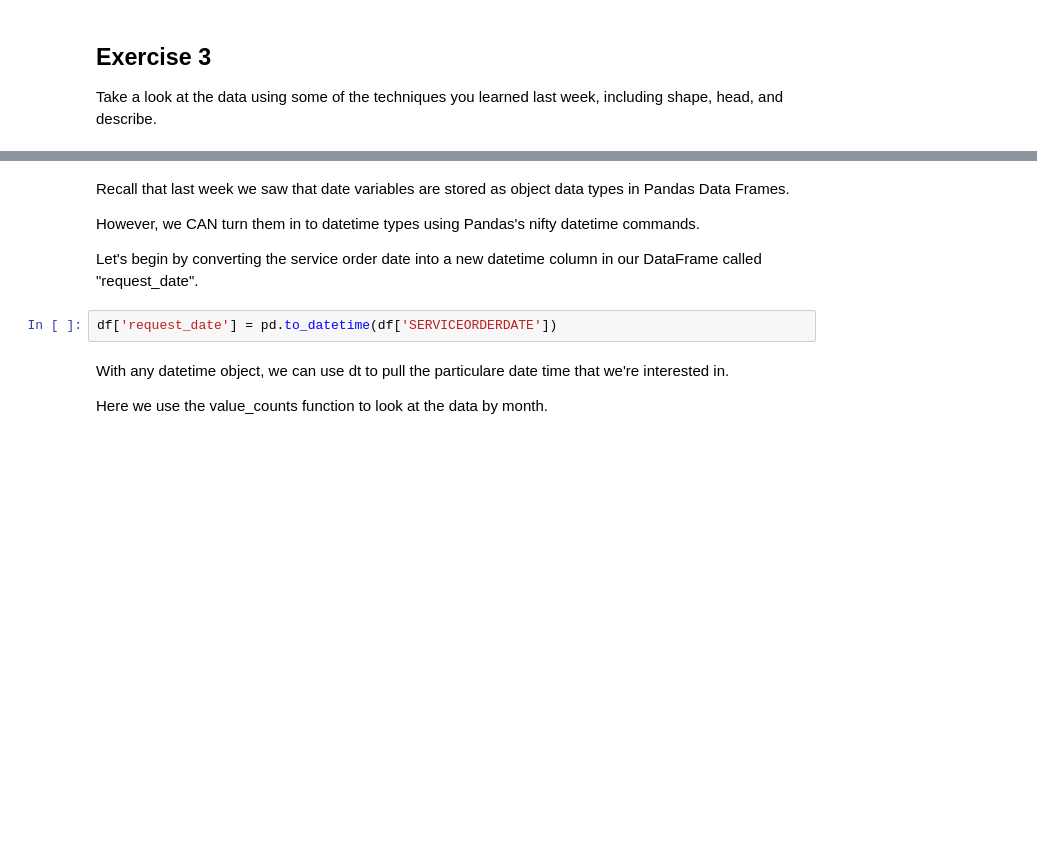
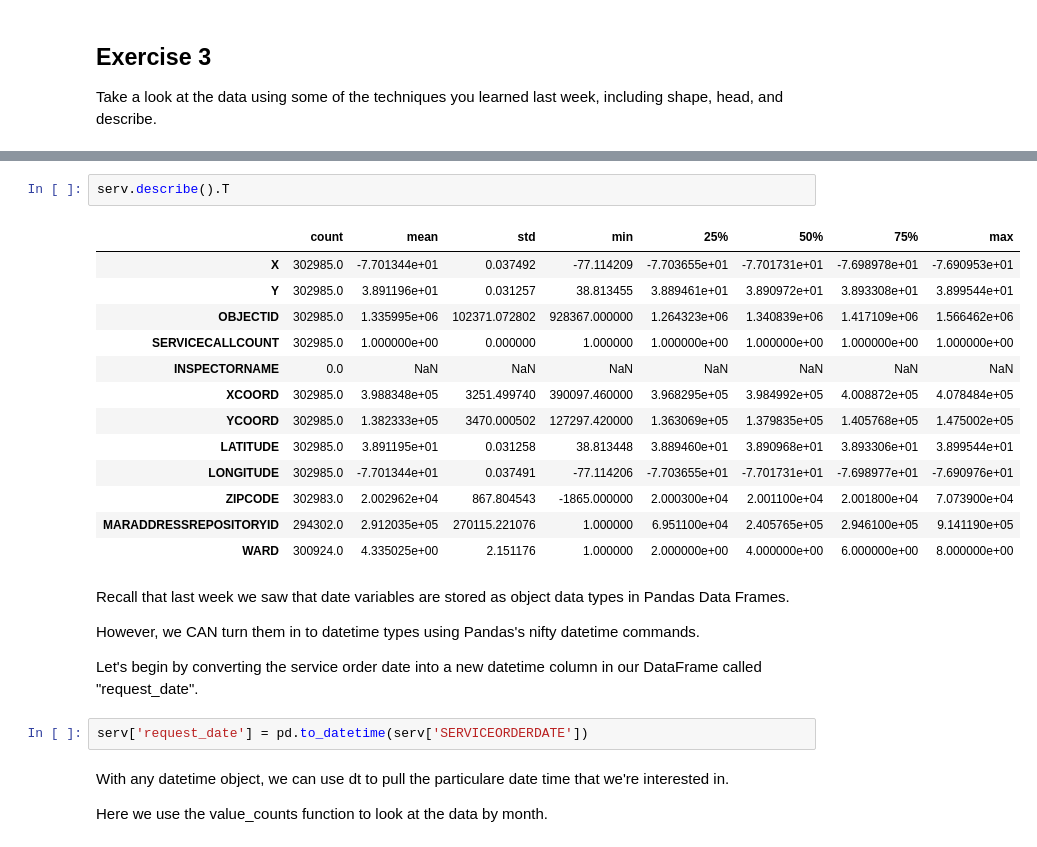
Before and after one commit to dspp-gwu/assignment-03-data-viz-CLandauGWU, a Jupyter notebook: lesson_03.ipynb, the cells around one changed output, grey strips where cells are left out. Saved outputs shown, nothing was run; the diff lists cells and outputs as text; blank space fills up the shorter version.

```diff
--- a/lesson_03.ipynb
+++ b/lesson_03.ipynb
@@ -19,3 +41,19 @@ Take a look at the data using some of the techniques you learned last week, incl
+# %%
+serv.describe().T
+# %% [output]
+|  | count | mean | std | min | 25% | 50% | 75% | max |
+| X | 302985.0 | -7.701344e+01 | 0.037492 | -77.114209 | -7.703655e+01 | -7.701731e+01 | -7.698978e+01 | -7.690953e+01 |
+| Y | 302985.0 | 3.891196e+01 | 0.031257 | 38.813455 | 3.889461e+01 | 3.890972e+01 | 3.893308e+01 | 3.899544e+01 |
+| OBJECTID | 302985.0 | 1.335995e+06 | 102371.072802 | 928367.000000 | 1.264323e+06 | 1.340839e+06 | 1.417109e+06 | 1.566462e+06 |
+| SERVICECALLCOUNT | 302985.0 | 1.000000e+00 | 0.000000 | 1.000000 | 1.000000e+00 | 1.000000e+00 | 1.000000e+00 | 1.000000e+00 |
+| INSPECTORNAME | 0.0 | NaN | NaN | NaN | NaN | NaN | NaN | NaN |
+| XCOORD | 302985.0 | 3.988348e+05 | 3251.499740 | 390097.460000 | 3.968295e+05 | 3.984992e+05 | 4.008872e+05 | 4.078484e+05 |
+| YCOORD | 302985.0 | 1.382333e+05 | 3470.000502 | 127297.420000 | 1.363069e+05 | 1.379835e+05 | 1.405768e+05 | 1.475002e+05 |
+| LATITUDE | 302985.0 | 3.891195e+01 | 0.031258 | 38.813448 | 3.889460e+01 | 3.890968e+01 | 3.893306e+01 | 3.899544e+01 |
+| LONGITUDE | 302985.0 | -7.701344e+01 | 0.037491 | -77.114206 | -7.703655e+01 | -7.701731e+01 | -7.698977e+01 | -7.690976e+01 |
+| ZIPCODE | 302983.0 | 2.002962e+04 | 867.804543 | -1865.000000 | 2.000300e+04 | 2.001100e+04 | 2.001800e+04 | 7.073900e+04 |
+| MARADDRESSREPOSITORYID | 294302.0 | 2.912035e+05 | 270115.221076 | 1.000000 | 6.951100e+04 | 2.405765e+05 | 2.946100e+05 | 9.141190e+05 |
+| WARD | 300924.0 | 4.335025e+00 | 2.151176 | 1.000000 | 2.000000e+00 | 4.000000e+00 | 6.000000e+00 | 8.000000e+00 |
 # %% [markdown]
 Recall that last week we saw that date variables are stored as object data types in Pandas Data Frames.
 
@@ -23,7 +61,7 @@ However, we CAN turn them in to datetime types using Pandas's nifty datetime com
 
 Let's begin by converting the service order date into a new datetime column in our DataFrame called "request_date".
 # %%
-df['request_date'] = pd.to_datetime(df['SERVICEORDERDATE'])
+serv['request_date'] = pd.to_datetime(serv['SERVICEORDERDATE'])
 # %% [markdown]
 With any datetime object, we can use dt to pull the particulare date time that we're interested in.
 
```
Also changed, not shown: parts of 22 cells of this notebook.
